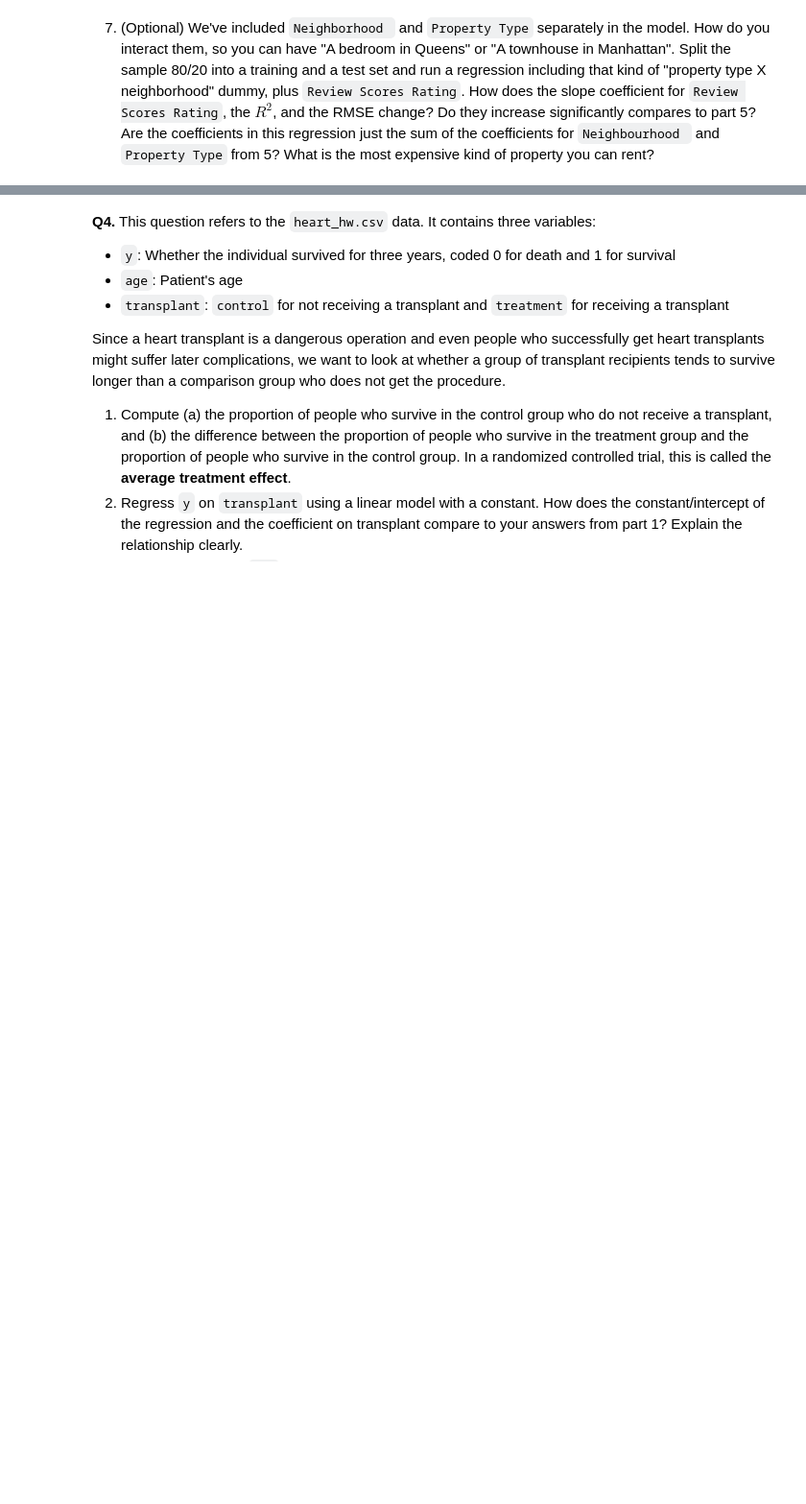
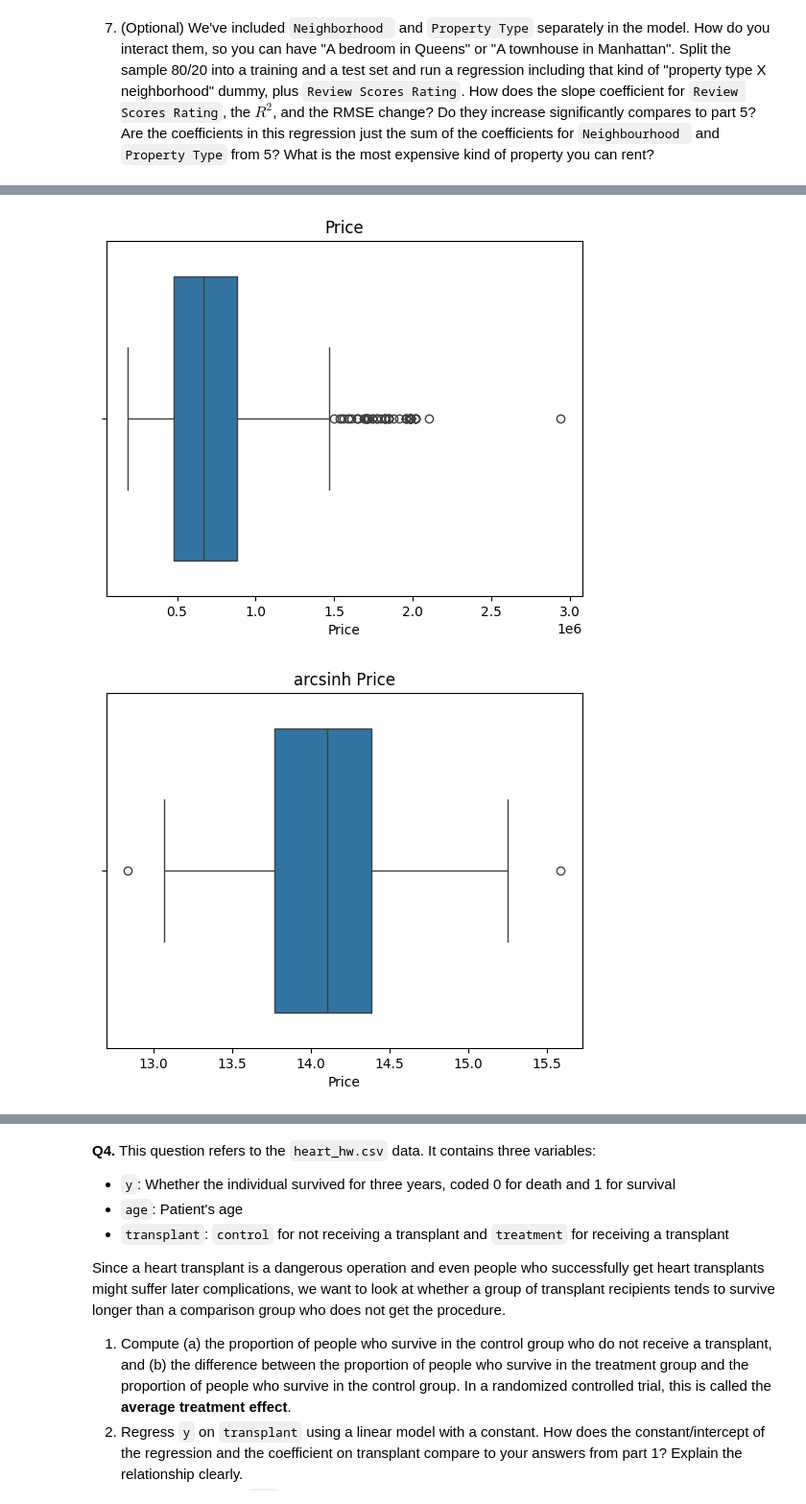
Before and after one commit to hasitanalluri/linearModels, a Jupyter notebook: assignment/assignment.ipynb, the cells around one changed output, grey strips where cells are left out. Shown: that part at 96% size. Drawn from its saved outputs; the diff is of its cells as text; code cells hidden in the pictures; blank space fills up the shorter version.

```diff
--- a/assignment/assignment.ipynb
+++ b/assignment/assignment.ipynb
@@ -301,0 +299,23 @@ The most expensive kind of property you can rent, based on the highest coefficie
+# %%
+import numpy as np
+import pandas as pd
+import matplotlib.pyplot as plt
+import seaborn as sns
+
+df = pd.read_csv("/content/linearModels/data/cars_hw.csv")
+
+# Clean Price variable
+df["Price"].describe()
+sns.boxplot(x=df["Price"]) # Some outliers
+plt.title("Price")
+plt.show()
+df["Price"] = np.arcsinh(df["Price"])
+sns.boxplot(x=df["Price"])
+plt.title("arcsinh Price")
+plt.show()
+
+# Clean Mileage_Run variable
+df["Mileage_Run"] = np.arcsinh(df["Mileage_Run"])
+# %% [output]
+[figure, added]
+[figure, added]
```
Also changed, not shown: parts of 13 cells of this notebook.
